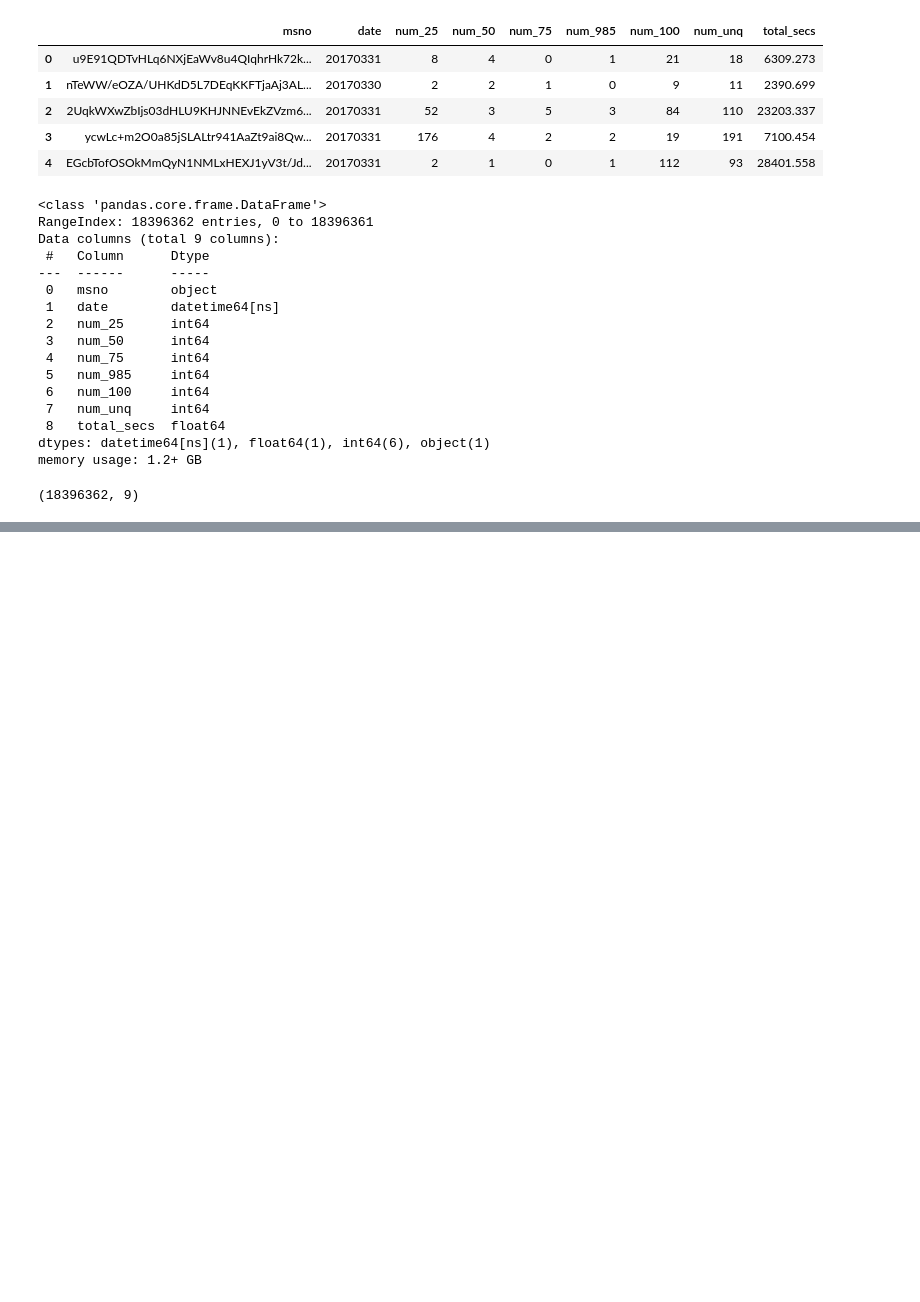
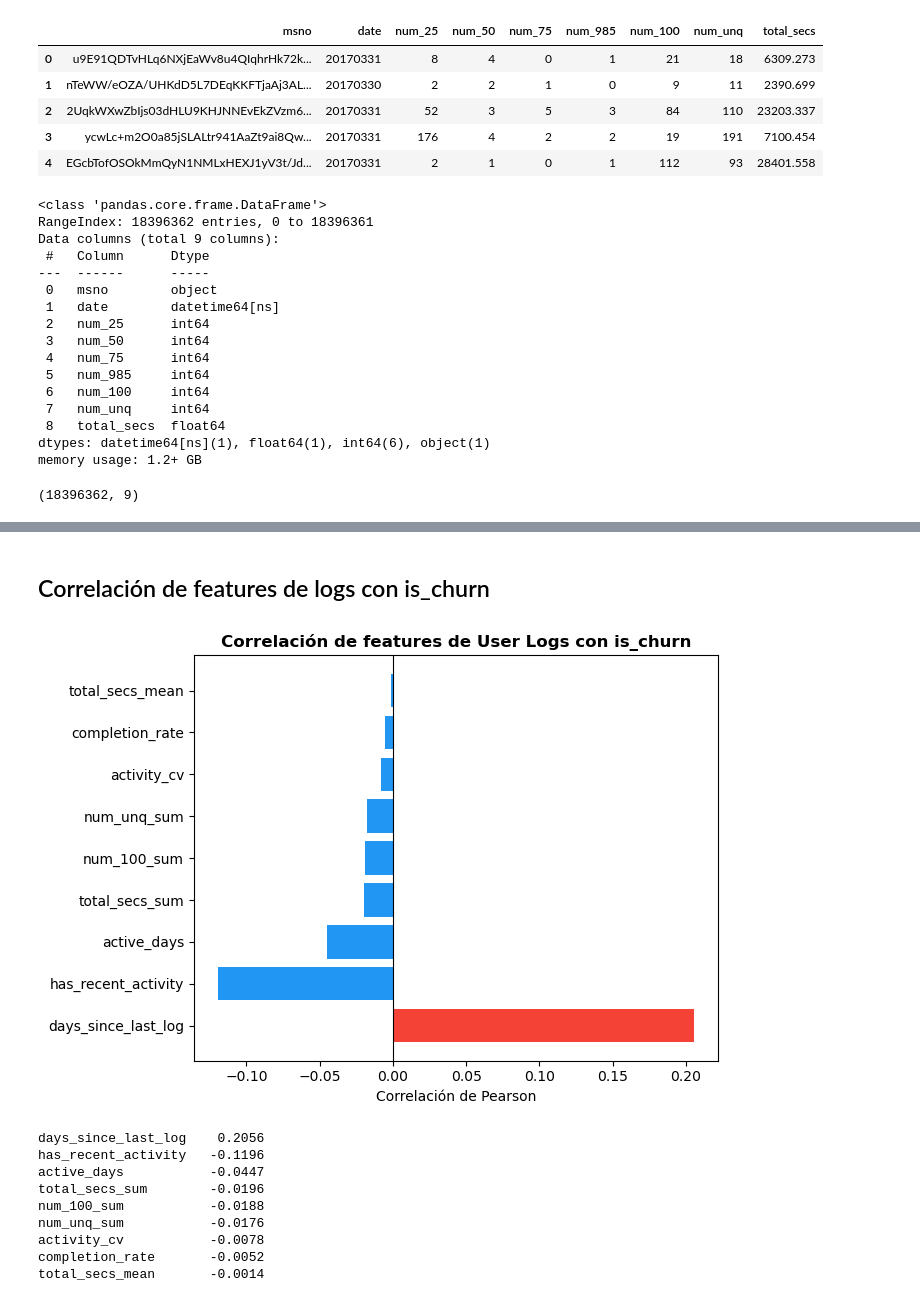
Before and after one commit to simon2432/kkbox-churn-prediction, a Jupyter notebook: notebooks/03_eda_user_logs.ipynb, the cells around one changed output, grey strips where cells are left out. Saved outputs shown, nothing was run; the diff lists cells and outputs as text; code cells hidden in the pictures; blank space fills up the shorter version.

```diff
--- a/notebooks/03_eda_user_logs.ipynb
+++ b/notebooks/03_eda_user_logs.ipynb
@@ -56,0 +238,12 @@ logs.describe(include='all')
+# %%
+check_cols = [
+    'total_secs_sum', 'total_secs_mean', 'active_days',
+    'num_100_sum', 'num_unq_sum', 'completion_rate',
+    'days_since_last_log', 'has_recent_activity', 'activity_cv'
+]
+
+signal = df_model_logs.groupby('is_churn')[check_cols].mean().round(3).T
+signal.columns = ['no_churn (0)', 'churn (1)']
+signal['ratio churn/no_churn'] = (signal['churn (1)'] / (signal['no_churn (0)'] + 1e-6)).round(2)
+print("Media por clase (NaN → 0 = inactivo):")
+print(signal.to_string())
@@ -56,0 +285,26 @@ logs.describe(include='all')
+# %% [markdown]
+## Correlación de features de logs con is_churn
+# %%
+correlations = df_model_logs[['is_churn'] + check_cols].corr()['is_churn'].drop('is_churn').sort_values(key=abs, ascending=False)
+
+fig, ax = plt.subplots(figsize=(7, 5))
+colors = ['#F44336' if v > 0 else '#2196F3' for v in correlations.values]
+ax.barh(correlations.index, correlations.values, color=colors)
+ax.axvline(0, color='black', linewidth=0.8)
+ax.set_title('Correlación de features de User Logs con is_churn', fontweight='bold')
+ax.set_xlabel('Correlación de Pearson')
+plt.tight_layout()
+plt.show()
+
+print(correlations.round(4).to_string())
+# %% [output]
+[figure, added]
+days_since_last_log    0.2056
+has_recent_activity   -0.1196
+active_days           -0.0447
+total_secs_sum        -0.0196
+num_100_sum           -0.0188
+num_unq_sum           -0.0176
+activity_cv           -0.0078
+completion_rate       -0.0052
+total_secs_mean       -0.0014
```
Also changed, not shown: parts of 13 cells of this notebook, 9 other files.
